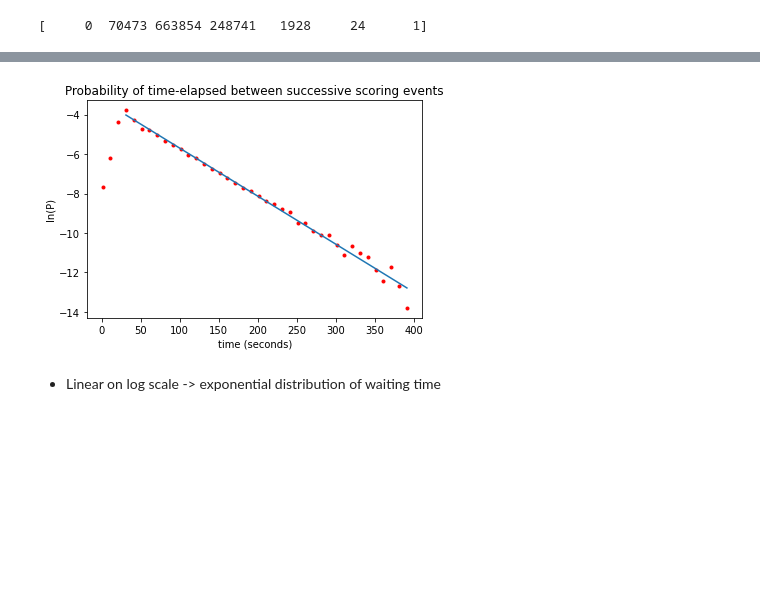
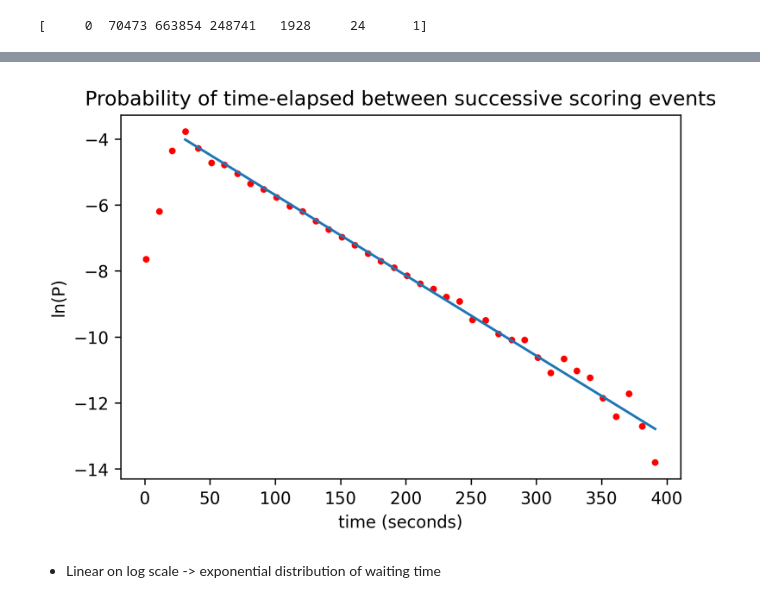
Before and after one commit to bryantx22/nba_random_walk, a Jupyter notebook: pbp_games/scoring_rate_and_dist.ipynb, the cells around one changed output, grey strips where cells are left out. Saved outputs shown, nothing was run; the diff lists cells and outputs as text; code cells hidden in the pictures; blank space fills up the shorter version.

```diff
--- a/pbp_games/scoring_rate_and_dist.ipynb
+++ b/pbp_games/scoring_rate_and_dist.ipynb
@@ -201,20 +202,21 @@ plt.show ()
 # %%
 from sklearn.linear_model import LinearRegression
 
 model = LinearRegression ()
 X_fit = np.array (sec[31:400:10]).reshape (-1, 1)
 Y_fit = np.array (scoring_time_prob[31:400:10]).reshape (-1, 1)
 model.fit (X_fit, Y_fit)
 y_pred = model.predict (np.array(sec[31:400:10]).reshape (-1, 1))
 
+plt.figure (dpi=300)
 plt.title ("Probability of time-elapsed between successive scoring events")
 plt.xlabel ("time (seconds)")
 plt.ylabel ("ln(P)")
 plt.scatter (sec[1:400:10], scoring_time_prob[1:400:10], marker=".", color="red")
 plt.plot (sec[31:400:10], y_pred)
-plt.show ()
+plt.savefig('delta_t_prob.png')
 # %% [output]
-[figure, old version]
+[figure, new version]
 # %% [markdown]
 * Linear on log scale -> exponential distribution of waiting time
 # %%
```
Also changed, not shown: parts of 1 cell of this notebook, 2 other files.
